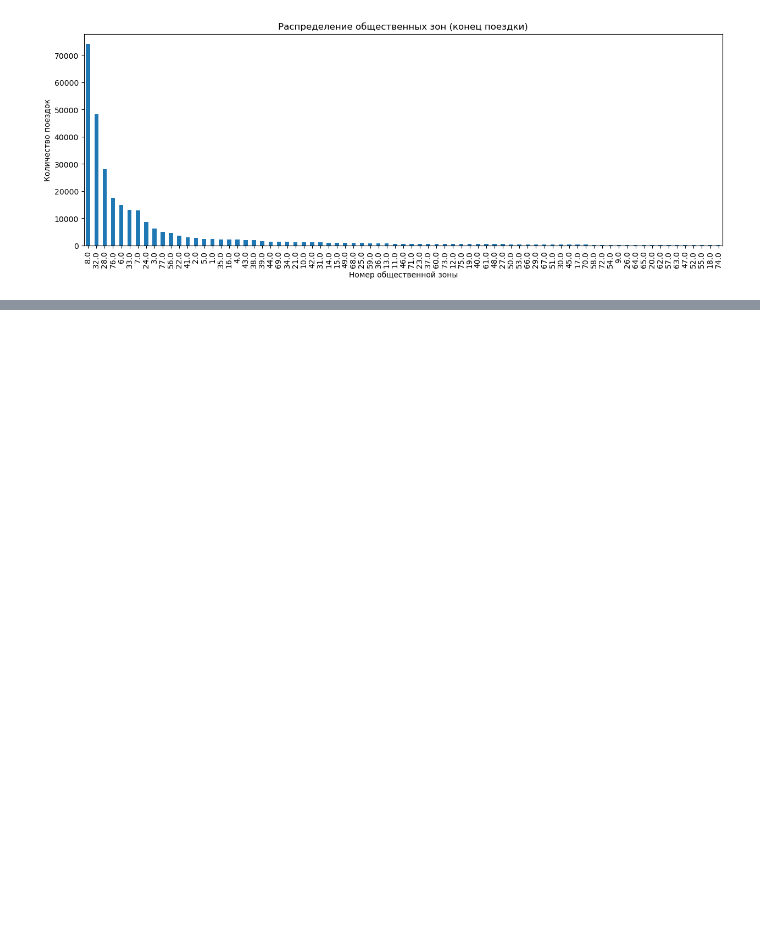
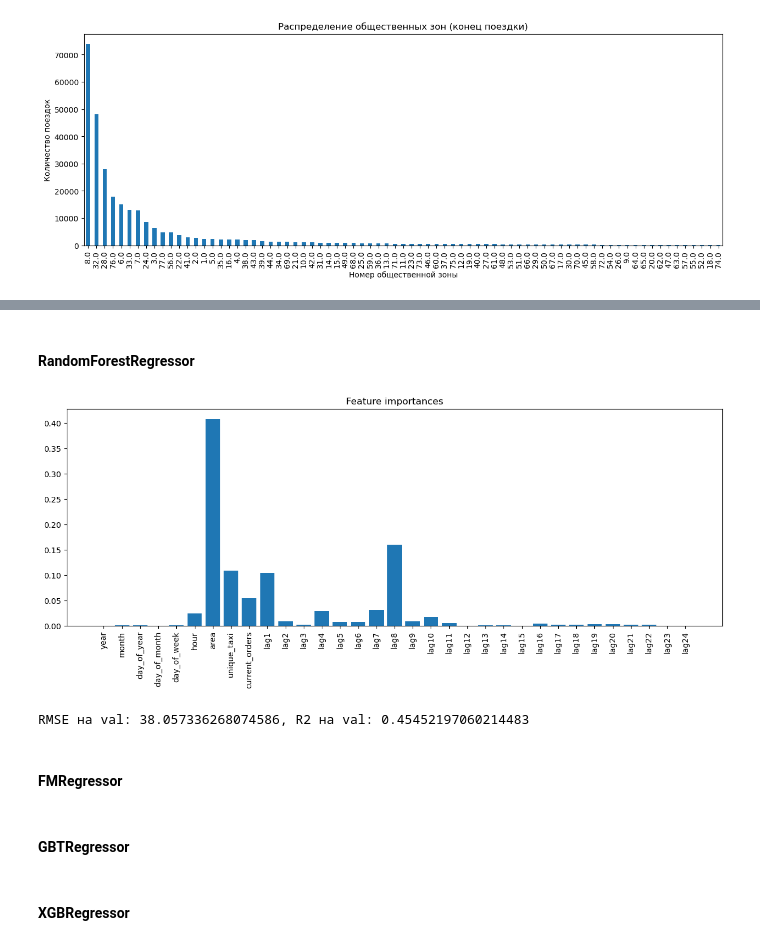
Before and after one commit to ekkv/chicago-taxi, a Jupyter notebook: notebook.ipynb, the cells around one changed output, grey strips where cells are left out. Cells and saved outputs as stored; diff of their text form; code cells hidden in the pictures; blank space fills up the shorter version.

```diff
--- a/notebook.ipynb
+++ b/notebook.ipynb
@@ -306,0 +416,13 @@ temp_df
+# %%
+featureCols = ['year', 'month', 'day_of_year', 'day_of_month', 'day_of_week', 'hour',
+               'area', 'unique_taxi', 'current_orders',
+               'lag1', 'lag2', 'lag3', 'lag4', 'lag5',
+               'lag6', 'lag7', 'lag8', 'lag9', 'lag10',
+               'lag11', 'lag12', 'lag13', 'lag14', 'lag15',
+               'lag16', 'lag17', 'lag18', 'lag19', 'lag20',
+               'lag21', 'lag22', 'lag23', 'lag24']
+
+assembler = VectorAssembler(inputCols=featureCols, outputCol="features")
+assembled_df = assembler.transform(df)
+standardScaler = StandardScaler(inputCol="features", outputCol="features_scaled")
+scaled_df = standardScaler.fit(assembled_df).transform(assembled_df)
@@ -306,0 +431,14 @@ temp_df
+# %%
+def make_subsets(dataframe, train_size=0.8):
+
+    train_len = int(dataframe.count() * train_size)
+    train = dataframe.limit(train_len)
+    temp = dataframe.subtract(train)
+    val_len = int(temp.count() * 0.5)
+    val = temp.limit(val_len)
+    test = temp.subtract(val)
+
+    return train, val, test
+
+
+train, val, test = make_subsets(scaled_df)
@@ -306,0 +514,12 @@ temp_df
+# %% [markdown]
+#### RandomForestRegressor
+# %%
+rfr = RandomForestRegressor(featuresCol='features_scaled', labelCol="target", predictionCol='predicted', seed=state)
+rfModel = dt.fit(scaled_train)
+model_metrics(rfrModel)
+subset_metrics(rfrModel)
+# %% [output]
+[figure, added]
+RMSE на val: 38.057336268074586, R2 на val: 0.45452197060214483
+# %% [markdown]
+#### FMRegressor
@@ -306,0 +531,2 @@ temp_df
+# %% [markdown]
+#### GBTRegressor
@@ -306,0 +538,2 @@ temp_df
+# %% [markdown]
+#### XGBRegressor
```
Also changed, not shown: parts of 46 cells of this notebook.
